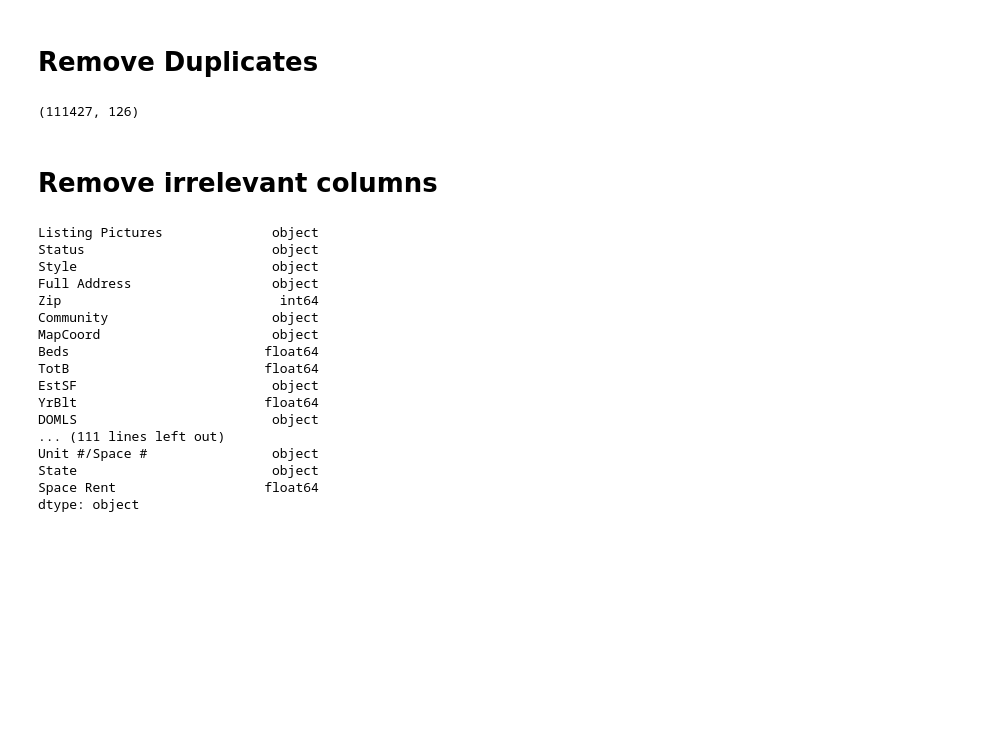
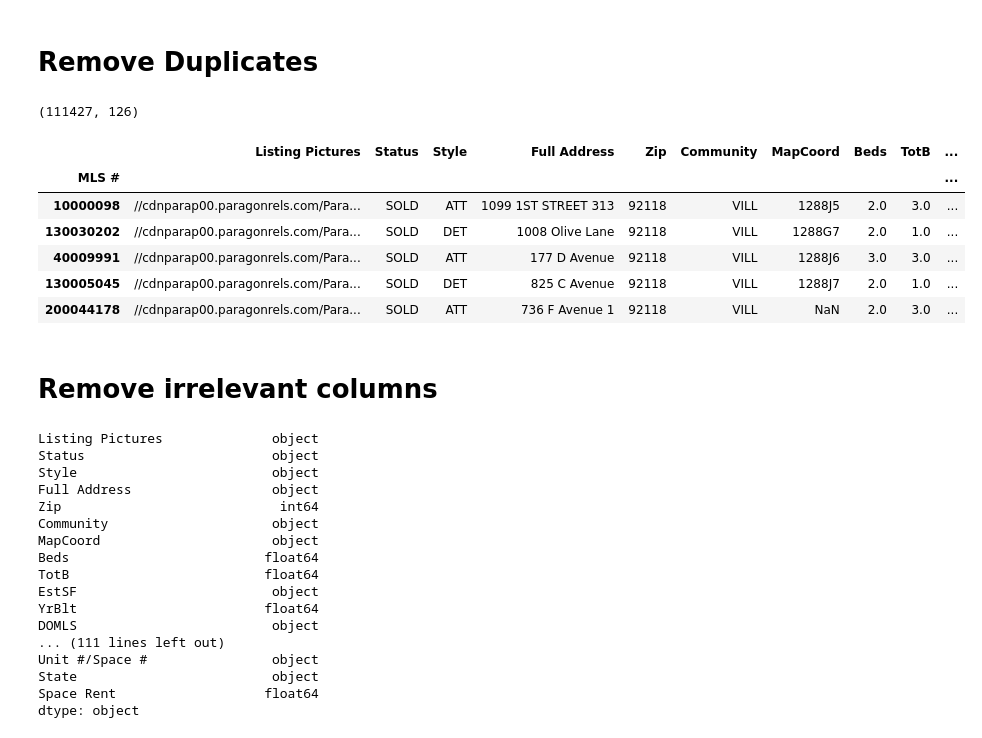
Before and after one commit to jjobes90/San-Diego-Housing-Machine-Learning, a Jupyter notebook: Real_Estate_Wrangling.ipynb, the cells around one changed output. Saved outputs shown, nothing was run; the diff lists cells and outputs as text; code cells hidden in the pictures; blank space fills up the shorter version.

```diff
--- a/Real_Estate_Wrangling.ipynb
+++ b/Real_Estate_Wrangling.ipynb
@@ -38,10 +38,10 @@ import pandas as pd
 filenames = os.listdir('/Users/jjobes/Desktop/Real_Estate')
 filenames = [f for f in filenames if f.lower().endswith('.csv')]
 
-df = pd.read_csv('Spreadsheet66).csv', index_col='MLS #')
+df = pd.read_csv('Spreadsheet66).csv')
 
 for filename in filenames:
-    df = pd.concat([pd.read_csv(filename, index_col='MLS #'), df])
+    df = pd.concat([pd.read_csv(filename), df])
     print(filename)
     print(pd.read_csv(filename).shape)
 # %% [output]
@@ -71,3 +71,5 @@ df.shape
+# %%
+df.set_index('MLS #', inplace=True)
 # %% [markdown]
 # Remove Duplicates
 # %%
@@ -78,6 +80,16 @@ df.drop_duplicates(inplace = True)
 df.shape
 # %% [output]
 (111427, 126)
+# %%
+df.head()
+# %% [output]
+|  | Listing Pictures | Status | Style | Full Address | Zip | Community | MapCoord | Beds | TotB | ... |
+| MLS # |  |  |  |  |  |  |  |  |  | ... |
+| 10000098 | //cdnparap00.paragonrels.com/Para... | SOLD | ATT | 1099 1ST STREET 313 | 92118 | VILL | 1288J5 | 2.0 | 3.0 | ... |
+| 130030202 | //cdnparap00.paragonrels.com/Para... | SOLD | DET | 1008 Olive Lane | 92118 | VILL | 1288G7 | 2.0 | 1.0 | ... |
+| 40009991 | //cdnparap00.paragonrels.com/Para... | SOLD | ATT | 177 D Avenue | 92118 | VILL | 1288J6 | 3.0 | 3.0 | ... |
+| 130005045 | //cdnparap00.paragonrels.com/Para... | SOLD | DET | 825 C Avenue | 92118 | VILL | 1288J7 | 2.0 | 1.0 | ... |
+| 200044178 | //cdnparap00.paragonrels.com/Para... | SOLD | ATT | 736 F Avenue 1 | 92118 | VILL | NaN | 2.0 | 3.0 | ... |
 # %% [markdown]
 # Remove irrelevant columns
 # %%
```
Also changed, not shown: parts of 4 cells of this notebook.
